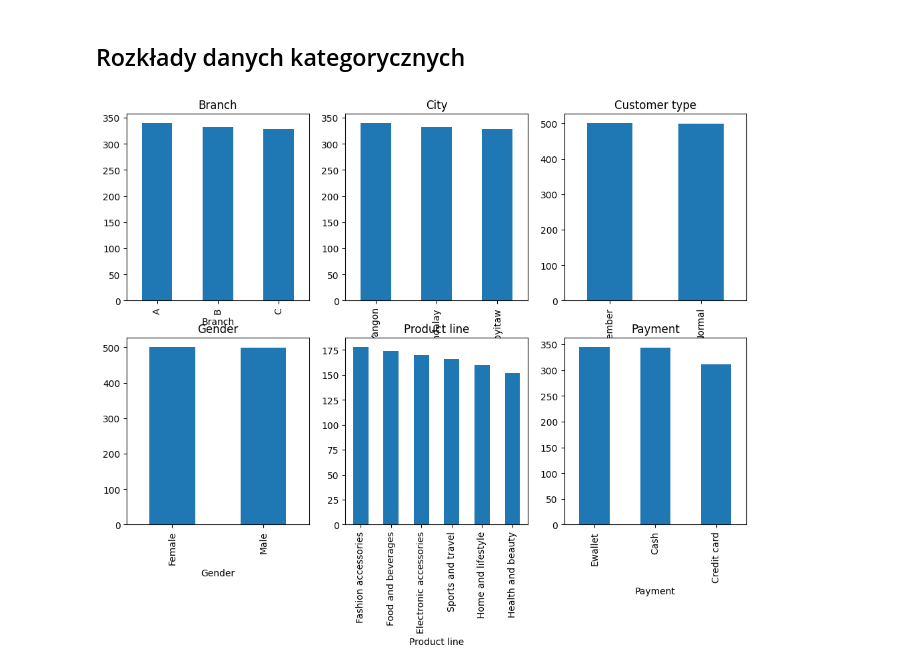
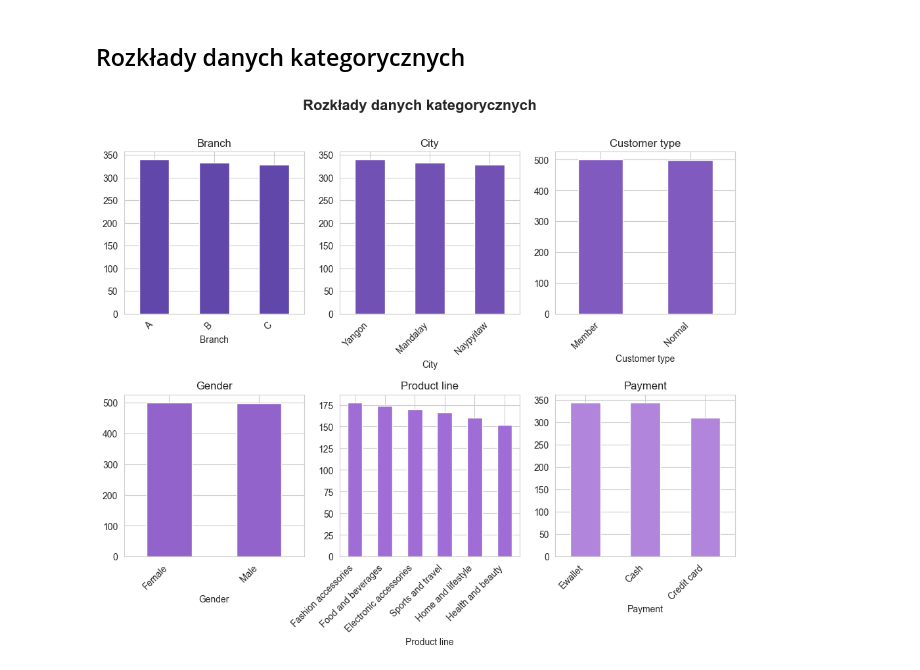
Before and after one commit to rstudion-t/biedronka-analysis, a Jupyter notebook: notebooks/analysis.ipynb, the cells around one changed output. Drawn from its saved outputs; the diff is of its cells as text; code cells hidden in the pictures.

Commit message:
Update distribution charts (#11)

```diff
--- a/notebooks/analysis.ipynb
+++ b/notebooks/analysis.ipynb
@@ -9,0 +23,10 @@ import matplotlib.pyplot as plt
+# %%
+from typing import List
+# Set theme to "whitegrid"
+# Applies both to Matplotlib and Seaborn (Seaborn internally uses matplotlib)
+sns.set_style("whitegrid")
+
+PLOT_COLORS: List[str] = ['#6247aa', '#7251b5', '#815ac0', '#9163cb', '#a06cd5', '#b185db']
+
+def get_color(i: int) -> str:
+    return PLOT_COLORS[i % len(PLOT_COLORS)]
@@ -115,0 +149,20 @@ array([[<Axes: title={'center': 'Unit price'}>,
+# %%
+# Define subset df
+df_numeric = df.select_dtypes(include=['float64', 'int64'])
+
+fig, ax = plt.subplots(nrows=math.ceil(len(df_numeric.columns) / 3), ncols=3, figsize=(12, 8))
+
+# Increase space between rows
+fig.subplots_adjust(hspace=0.5)
+
+# Title
+fig.suptitle("Rozkłady danych numerycznych", fontsize=16, fontweight='bold')
+
+for i, feature in enumerate(
+    df.select_dtypes(include=['float64', 'int64'])
+):
+    ax_curr = ax[int(i / 3)][i % 3]
+    df[feature].plot(kind="hist", ax=ax_curr, color=get_color(i), bins=50).set_title(feature)
+
+# Remove empty subplot
+fig.delaxes(ax[2][2])
@@ -117,18 +172,31 @@ array([[<Axes: title={'center': 'Unit price'}>,
 ## Rozkłady danych kategorycznych
 # %%
 fig, ax = plt.subplots(nrows=2, ncols=3, figsize=(12, 8))
+
+# Increase space between rows
+fig.subplots_adjust(hspace=0.5)
+
+# Title
+fig.suptitle("Rozkłady danych kategorycznych", fontsize=16, fontweight='bold')
+
 for i, feature in enumerate(
     df[
         [
             "Branch",
             "City",
             "Customer type",
             "Gender",
             "Product line",
             "Payment",
         ]
     ]
 ):
-    df[feature].value_counts().plot(kind="bar", ax=ax[int(i / 3)][i % 3]).set_title(feature)
+    ax_curr = ax[int(i / 3)][i % 3]
+    df[feature].value_counts().plot(kind="bar", ax=ax_curr, color=get_color(i)).set_title(feature)
+
+    # Rotate x-labels to 45 degrees and set ha to right
+    for label in ax_curr.get_xticklabels():
+        label.set_rotation(45)
+        label.set_ha('right')
 # %% [output]
-[figure, old version]
+[figure, new version]
```
Also changed, not shown: parts of 12 cells of this notebook.
